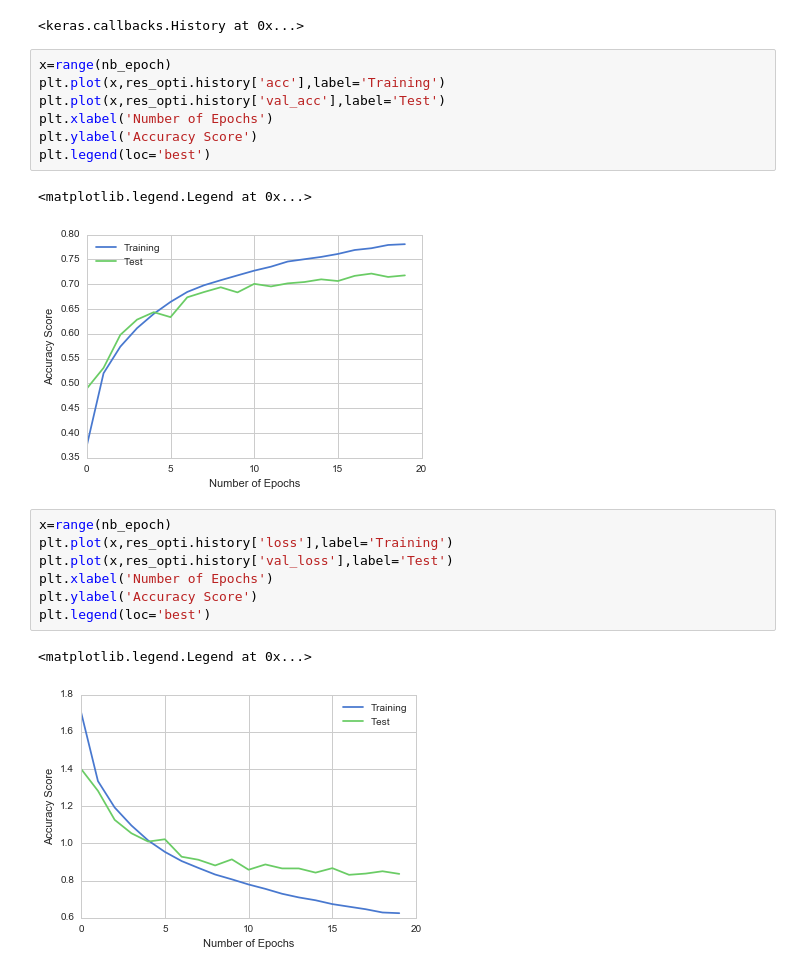
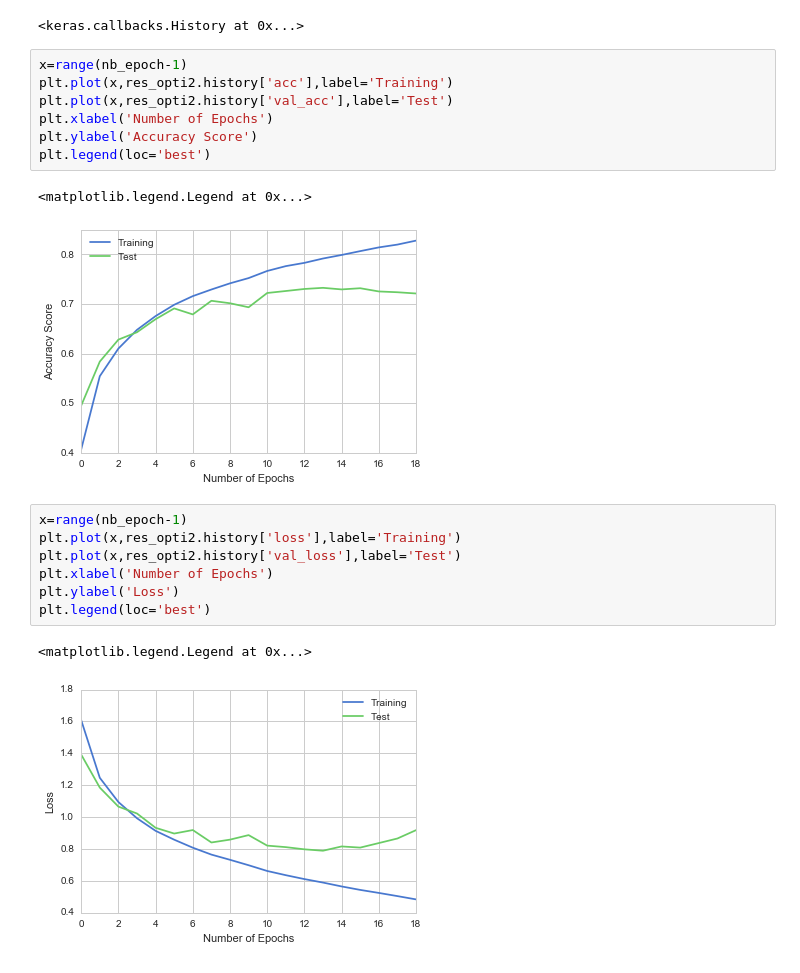
Before and after one commit to RyosukeHonda/Machine-Learning-ND, a Jupyter notebook: Project5/Cifar10/Cifar10 with Keras.ipynb, the cells around one changed output. Drawn from its saved outputs; the diff is of its cells as text.

Commit message:
new graph

```diff
--- a/Project5/Cifar10/Cifar10 with Keras.ipynb
+++ b/Project5/Cifar10/Cifar10 with Keras.ipynb
@@ -802,22 +745,22 @@ res_opti
 # %% [output]
 <keras.callbacks.History at 0x...>
 # %%
-x=range(nb_epoch)
-plt.plot(x,res_opti.history['acc'],label='Training')
-plt.plot(x,res_opti.history['val_acc'],label='Test')
+x=range(nb_epoch-1)
+plt.plot(x,res_opti2.history['acc'],label='Training')
+plt.plot(x,res_opti2.history['val_acc'],label='Test')
 plt.xlabel('Number of Epochs')
 plt.ylabel('Accuracy Score')
 plt.legend(loc='best')
 # %% [output]
 <matplotlib.legend.Legend at 0x...>
-[figure, old version]
+[figure, new version]
 # %%
-x=range(nb_epoch)
-plt.plot(x,res_opti.history['loss'],label='Training')
-plt.plot(x,res_opti.history['val_loss'],label='Test')
+x=range(nb_epoch-1)
+plt.plot(x,res_opti2.history['loss'],label='Training')
+plt.plot(x,res_opti2.history['val_loss'],label='Test')
 plt.xlabel('Number of Epochs')
-plt.ylabel('Accuracy Score')
+plt.ylabel('Loss')
 plt.legend(loc='best')
 # %% [output]
 <matplotlib.legend.Legend at 0x...>
-[figure, old version]
+[figure, new version]
```
Also changed, not shown: parts of 19 cells of this notebook.
